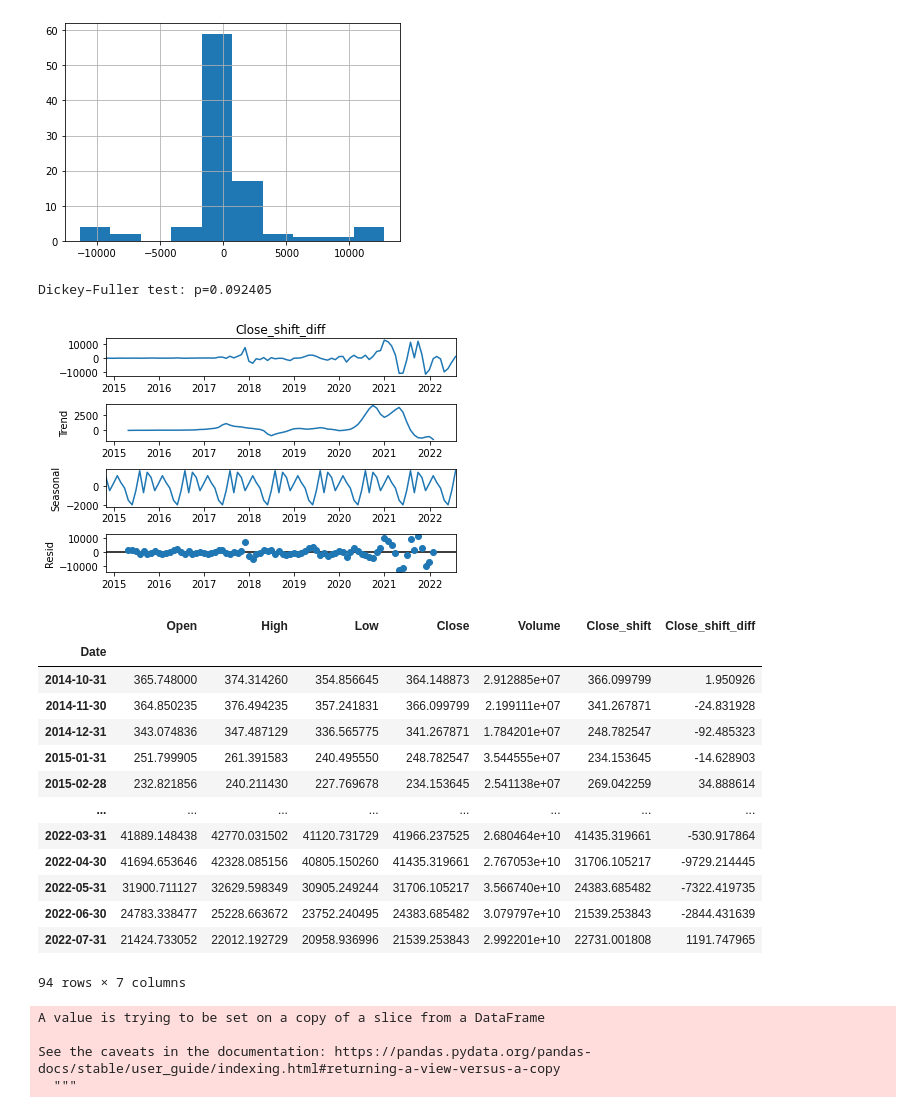
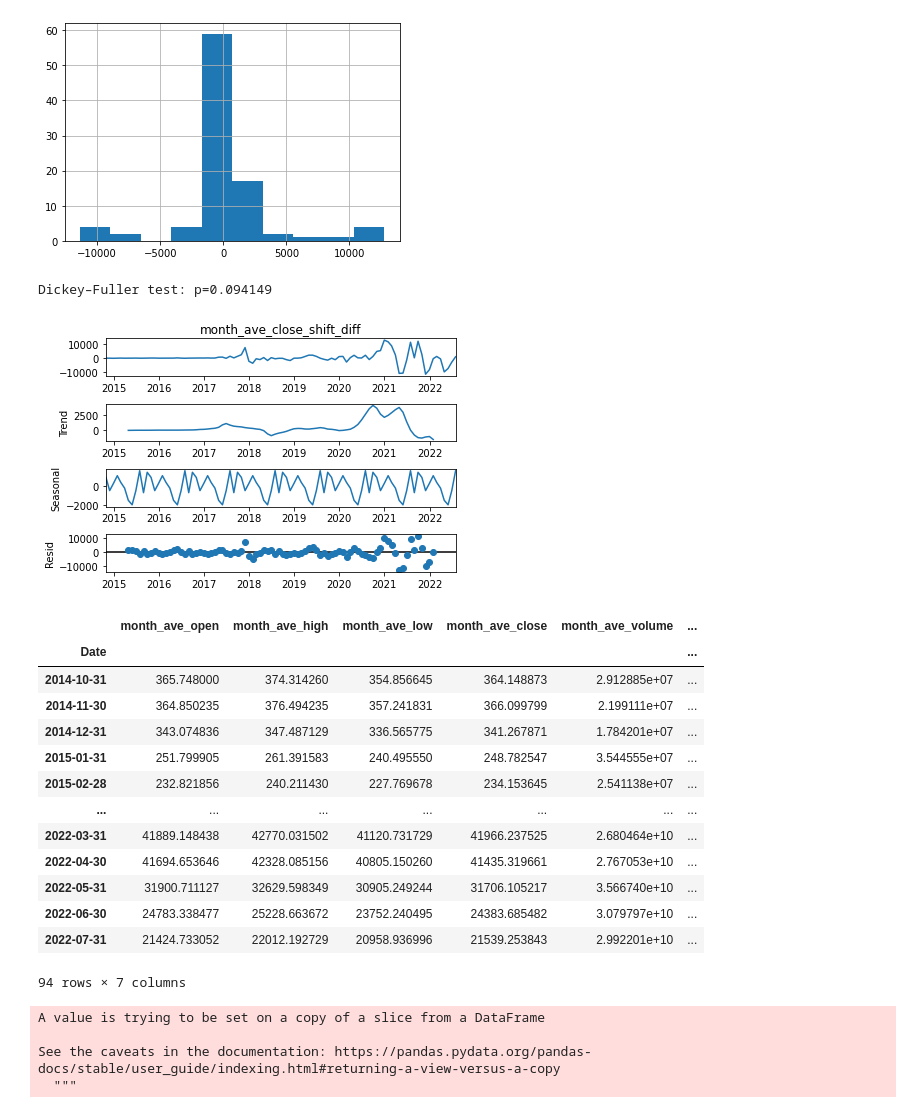
Before and after one commit to MahamadouNiakate/crypto_pred, a Jupyter notebook: notebooks/DBD_Crypto_Monthly_2.ipynb, the cells around one changed output. Cells and saved outputs as stored; diff of their text form; code cells hidden in the pictures.

```diff
--- a/notebooks/DBD_Crypto_Monthly_2.ipynb
+++ b/notebooks/DBD_Crypto_Monthly_2.ipynb
@@ -35,4 +82,5 @@ btc
 # %%
 btc_month_mean = btc.resample('M').mean()
+btc_month_mean.rename(columns={'Open':'month_ave_open', 'High':'month_ave_high', 'Low':'month_ave_low', 'Close':'month_ave_close', 'Volume':'month_ave_volume'}, inplace=True)
 btc_month_mean.head(15)
 # %% [output]
@@ -54,7 +102,7 @@ btc_month_mean.head(15)
 | 2015-10-31 | 262.306000 | 267.740645 | 260.490968 | 264.855356 | 3.075095e+07 |
 | 2015-11-30 | 346.866833 | 361.374567 | 336.263869 | 348.883332 | 7.258745e+07 |
 # %%
-btc_month_mean['Close_shift'] = btc_month_mean['Close'].shift(-1)
+btc_month_mean['month_ave_close_shift'] = btc_month_mean['month_ave_close'].shift(-1)
 btc_month_mean.dropna(inplace=True)
 btc_month_mean
 # %% [output]
@@ -78,6 +126,6 @@ btc_month_mean['Close_shift'].hist()
 <matplotlib.axes._subplots.AxesSubplot at 0x...>
 [figure]
 # %%
-btc_month_mean['Close_shift_diff'] = btc_month_mean['Close_shift'].diff()
+btc_month_mean['month_ave_close_shift_diff'] = btc_month_mean['month_ave_close_shift'].diff()
 btc_month_mean.dropna(inplace=True)
 # %%
@@ -86,26 +134,26 @@ btc_month_mean['Close_shift_diff'].hist()
 <matplotlib.axes._subplots.AxesSubplot at 0x...>
 [figure]
 # %%
-seasonal_decompose(btc_month_mean['Close_shift_diff']).plot()
-print("Dickey–Fuller test: p=%f" % adfuller(btc_month_mean['Close_shift_diff'])[1])
+seasonal_decompose(btc_month_mean['month_ave_close_shift_diff']).plot()
+print("Dickey–Fuller test: p=%f" % adfuller(btc_month_mean['month_ave_close_shift_diff'])[1])
 # %% [output]
-Dickey–Fuller test: p=0.092405
+Dickey–Fuller test: p=0.094149
-[figure, old version]
+[figure, new version]
 # %%
 btc_month_mean
 # %% [output]
-|  | Open | High | Low | Close | Volume | Close_shift | Close_shift_diff |
-| Date |  |  |  |  |  |  |  |
-| 2014-10-31 | 365.748000 | 374.314260 | 354.856645 | 364.148873 | 2.912885e+07 | 366.099799 | 1.950926 |
-| 2014-11-30 | 364.850235 | 376.494235 | 357.241831 | 366.099799 | 2.199111e+07 | 341.267871 | -24.831928 |
-| 2014-12-31 | 343.074836 | 347.487129 | 336.565775 | 341.267871 | 1.784201e+07 | 248.782547 | -92.485323 |
-| 2015-01-31 | 251.799905 | 261.391583 | 240.495550 | 248.782547 | 3.544555e+07 | 234.153645 | -14.628903 |
-| 2015-02-28 | 232.821856 | 240.211430 | 227.769678 | 234.153645 | 2.541138e+07 | 269.042259 | 34.888614 |
-| ... | ... | ... | ... | ... | ... | ... | ... |
-| 2022-03-31 | 41889.148438 | 42770.031502 | 41120.731729 | 41966.237525 | 2.680464e+10 | 41435.319661 | -530.917864 |
-| 2022-04-30 | 41694.653646 | 42328.085156 | 40805.150260 | 41435.319661 | 2.767053e+10 | 31706.105217 | -9729.214445 |
-| 2022-05-31 | 31900.711127 | 32629.598349 | 30905.249244 | 31706.105217 | 3.566740e+10 | 24383.685482 | -7322.419735 |
-| 2022-06-30 | 24783.338477 | 25228.663672 | 23752.240495 | 24383.685482 | 3.079797e+10 | 21539.253843 | -2844.431639 |
-| 2022-07-31 | 21424.733052 | 22012.192729 | 20958.936996 | 21539.253843 | 2.992201e+10 | 22731.001808 | 1191.747965 |
+|  | month_ave_open | month_ave_high | month_ave_low | month_ave_close | month_ave_volume | ... |
+| Date |  |  |  |  |  | ... |
+| 2014-10-31 | 365.748000 | 374.314260 | 354.856645 | 364.148873 | 2.912885e+07 | ... |
+| 2014-11-30 | 364.850235 | 376.494235 | 357.241831 | 366.099799 | 2.199111e+07 | ... |
+| 2014-12-31 | 343.074836 | 347.487129 | 336.565775 | 341.267871 | 1.784201e+07 | ... |
+| 2015-01-31 | 251.799905 | 261.391583 | 240.495550 | 248.782547 | 3.544555e+07 | ... |
+| 2015-02-28 | 232.821856 | 240.211430 | 227.769678 | 234.153645 | 2.541138e+07 | ... |
+| ... | ... | ... | ... | ... | ... | ... |
+| 2022-03-31 | 41889.148438 | 42770.031502 | 41120.731729 | 41966.237525 | 2.680464e+10 | ... |
+| 2022-04-30 | 41694.653646 | 42328.085156 | 40805.150260 | 41435.319661 | 2.767053e+10 | ... |
+| 2022-05-31 | 31900.711127 | 32629.598349 | 30905.249244 | 31706.105217 | 3.566740e+10 | ... |
+| 2022-06-30 | 24783.338477 | 25228.663672 | 23752.240495 | 24383.685482 | 3.079797e+10 | ... |
+| 2022-07-31 | 21424.733052 | 22012.192729 | 20958.936996 | 21539.253843 | 2.992201e+10 | ... |
 94 rows × 7 columns
 # %%
```
Also changed, not shown: parts of 37 cells of this notebook.
